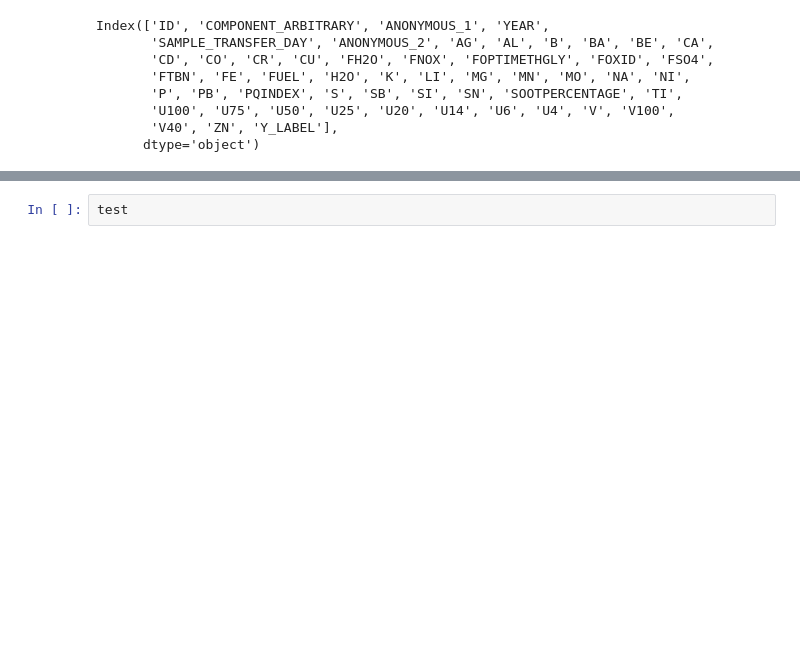
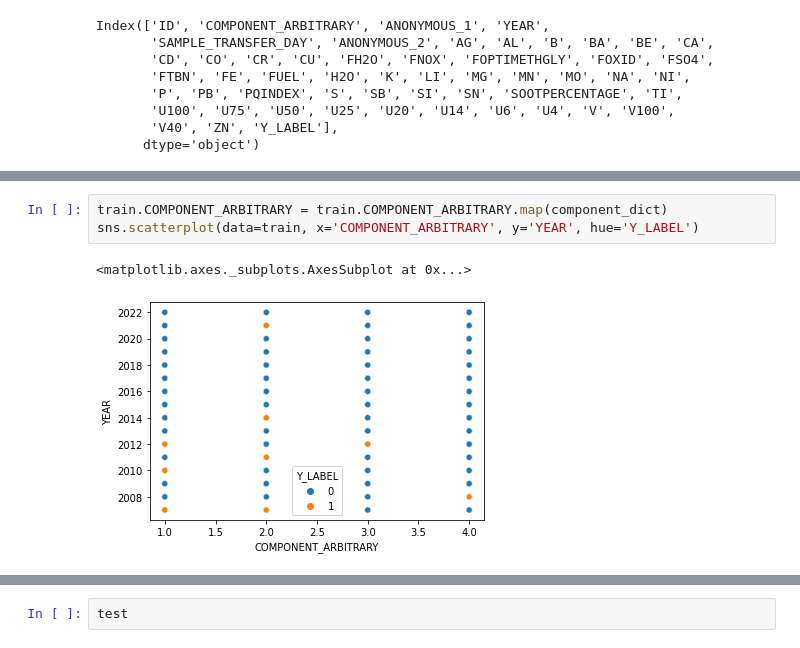
Before and after one commit to cswcjt/Dacon-Oil, a Jupyter notebook: oil.ipynb, the cells around one changed output, grey strips where cells are left out. Drawn from its saved outputs; the diff is of its cells as text; blank space fills up the shorter version.

```diff
--- a/oil.ipynb
+++ b/oil.ipynb
@@ -95,0 +113,6 @@ Index(['ID', 'COMPONENT_ARBITRARY', 'ANONYMOUS_1', 'YEAR',
+# %%
+train.COMPONENT_ARBITRARY = train.COMPONENT_ARBITRARY.map(component_dict)
+sns.scatterplot(data=train, x='COMPONENT_ARBITRARY', y='YEAR', hue='Y_LABEL')
+# %% [output]
+<matplotlib.axes._subplots.AxesSubplot at 0x...>
+[figure, added]
```
Also changed, not shown: parts of 24 cells of this notebook.
